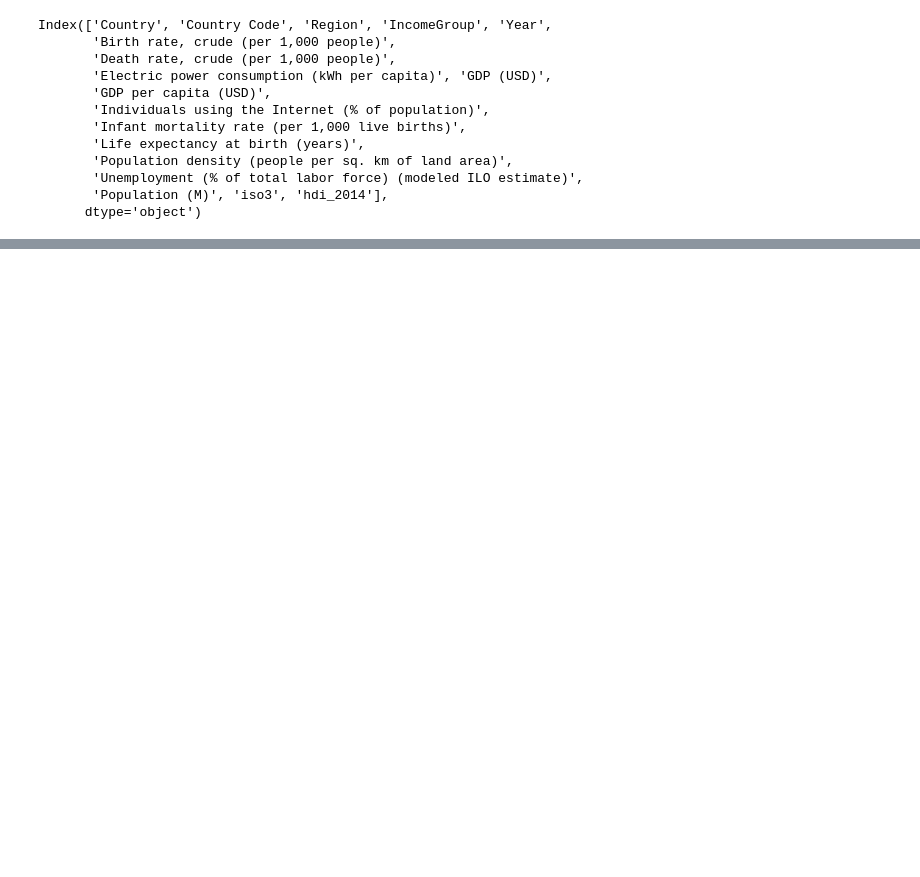
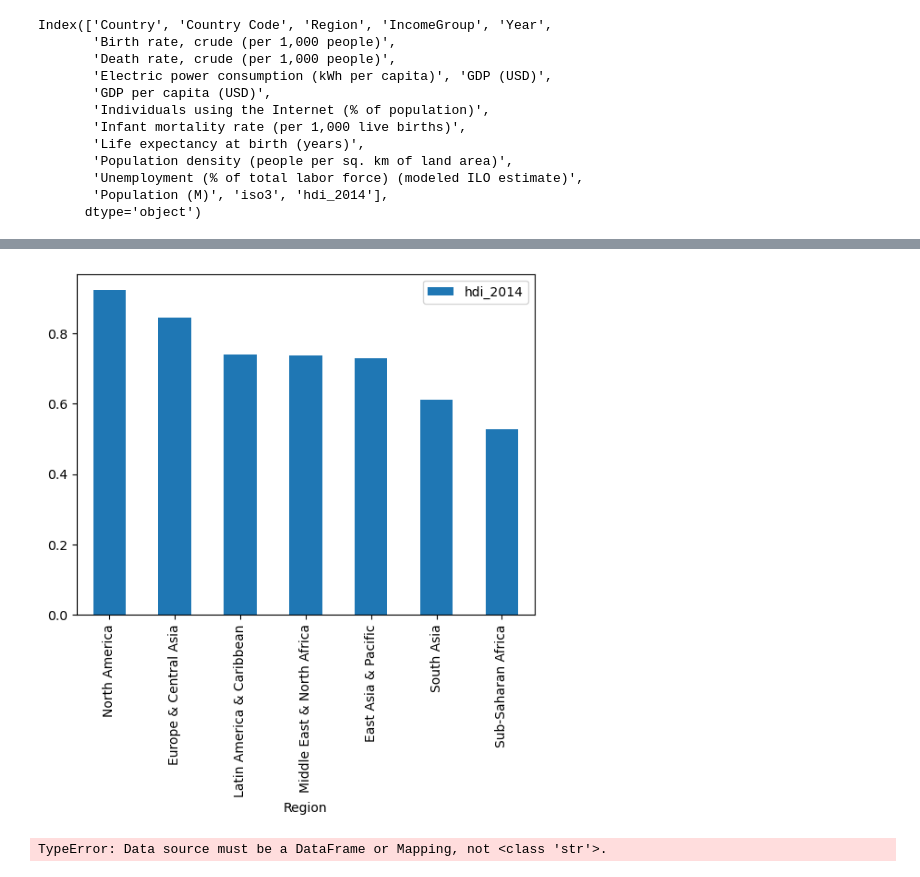
Before and after one commit to bielng/world-economic-report-Dashboard, a Jupyter notebook: main.ipynb, the cells around one changed output, grey strips where cells are left out. Saved outputs shown, nothing was run; the diff lists cells and outputs as text; code cells hidden in the pictures; blank space fills up the shorter version.

```diff
--- a/main.ipynb
+++ b/main.ipynb
@@ -349,0 +352,15 @@ wb_hdi_2014.head()
+# %%
+wb_hdi_by_region.plot.bar()
+plt.show()
+# %% [output]
+[figure, added]
+# %%
+sns.scatterplot(
+    data=wb_hdi_2014,
+    x="Electric power consumption (kWh per capita)",
+    y="GDP per capita (USD)",
+    hue="hdi_2014"
+
+)
+# %% [output]
+TypeError: Data source must be a DataFrame or Mapping, not <class 'str'>.
```
Also changed, not shown: parts of 2 cells of this notebook.
